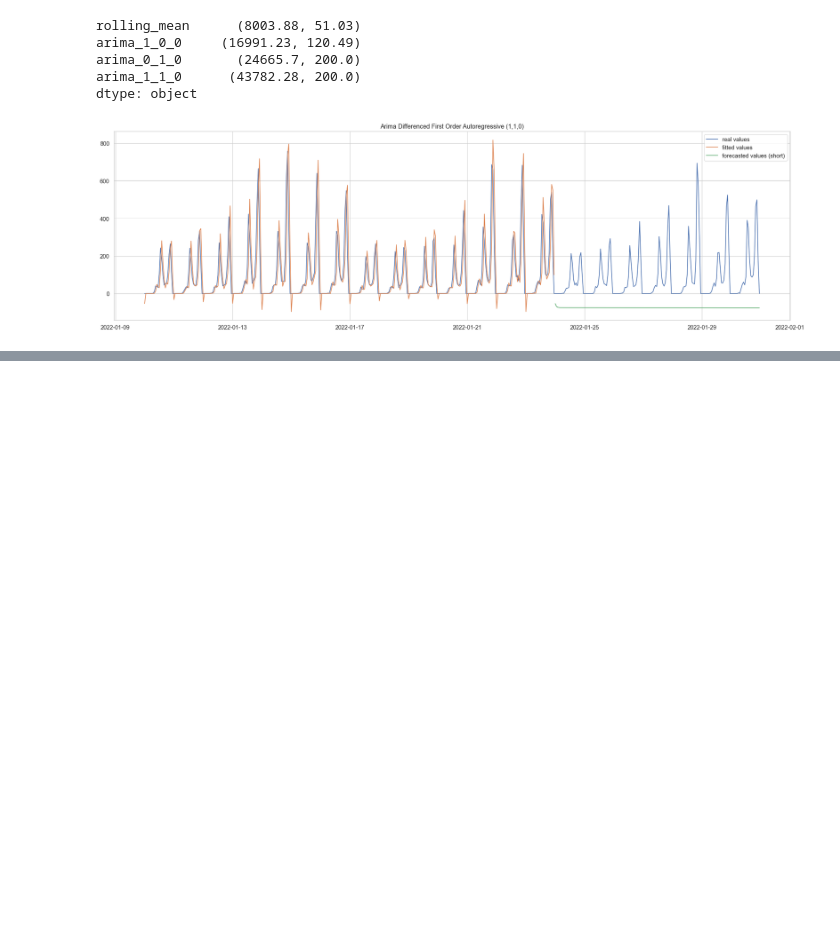
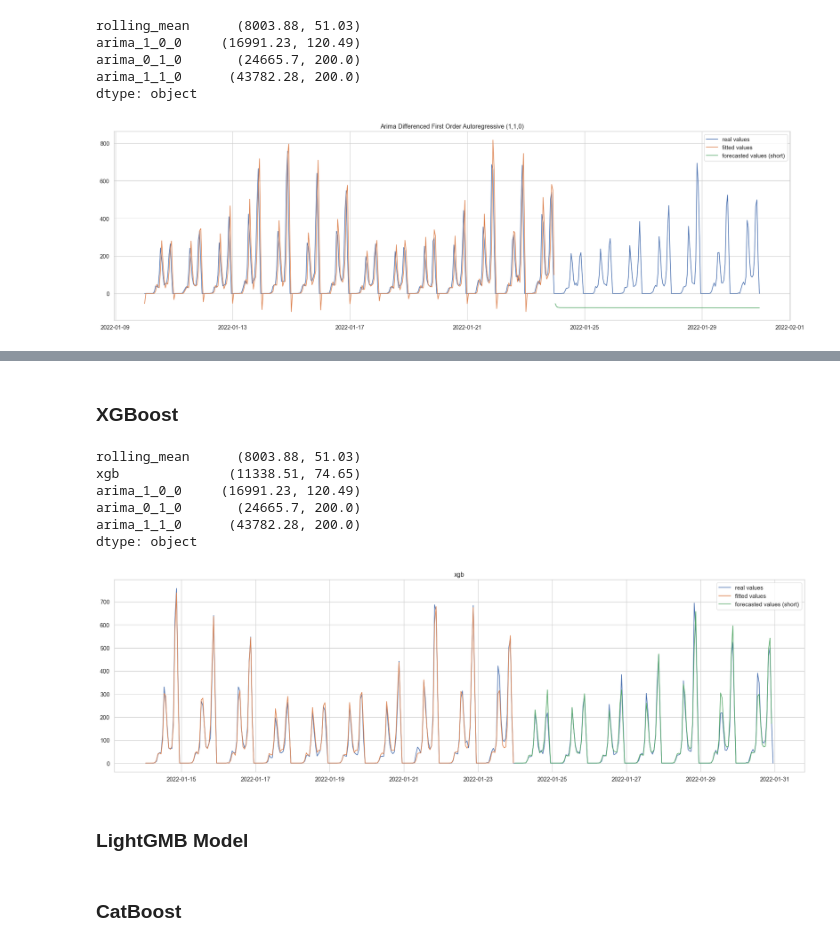
Before and after one commit to CatalinaOdizzio/BSE_T3_Time_Series_Forecast_HW, a Jupyter notebook: final_project_PhilippPissinisOdizzio.ipynb, the cells around one changed output, grey strips where cells are left out. Drawn from its saved outputs; the diff is of its cells as text; code cells hidden in the pictures; blank space fills up the shorter version.

```diff
--- a/final_project_PhilippPissinisOdizzio.ipynb
+++ b/final_project_PhilippPissinisOdizzio.ipynb
@@ -861,0 +836,14 @@ dtype: object
+# %%
+# Extended ARIMA:SARIMA
+sarima_df = ARIMA(order=(1, 1, 1), seasonal_order=(2, 1, 2, 24))
+
+_train = train_arima_rs[TARGET].copy()
+sarima_df = sarima_df.fit(_train)
+
+losses['sarima_1_1_1'] = plot_predictions(train_arima_rs, test_arima_rs,
+                                         sarima_df.predict(test_arima_rs.index), None,
+                                         sarima_df.predict(train_arima_rs.index), name= 'SARIMA (1,1,1)',
+                                         days_before= display_days_before)
+
+
+print(pd.Series(losses).sort_values())
@@ -861,0 +862,52 @@ dtype: object
+# %% [markdown]
+### XGBoost
+# %%
+f_names = ["month", "year", "quarter", "hour"]
+feature_matrix = pd.concat([train, test]).iloc[:-1]
+for lag in range(1, 6):
+    window = lag
+    feature_matrix[f"orders_daily_lag_{lag}"] = (
+        feature_matrix.groupby("hour")["orders"].shift(lag)
+    )
+    time_features = (
+        feature_matrix.groupby("hour")[f"orders_daily_lag_{lag}"]
+        .rolling(window=window, min_periods=1)
+        .agg(["mean", "std", "max", "min", "median"])
+        .reset_index(level=0, drop=True)
+    )
+    time_features.columns = [
+        f"orders_rolling_{window}_{col}_hour" for col in time_features.columns
+    ]
+    feature_matrix = feature_matrix.merge(
+        time_features, left_index=True, right_index=True
+    )
+    f_names.append(f"orders_daily_lag_{lag}")
+    f_names.extend(time_features.columns)
+
+_train_df = feature_matrix.loc[feature_matrix.index < cut_off_date].copy()
+_test_df = feature_matrix.loc[feature_matrix.index >= cut_off_date].copy()
+
+xgb = XGBRegressor(n_estimators=1000, max_depth=5, learning_rate=0.01, n_jobs=4)
+xgb = xgb.fit(_train_df[f_names], _train_df["orders"])
+
+preds = pd.Series(xgb.predict(_test_df[f_names]), index=_test_df.index)
+fitted = pd.Series(xgb.predict(_train_df[f_names]), index=_train_df.index)
+
+# Ensure that test_df and preds have the same length
+test_df = test.iloc[-len(preds):]
+
+losses["xgb"] = plot_predictions(
+    train, test_df, preds, None, fitted, "xgb", 10
+)
+
+print(pd.Series(losses).sort_values())
+# %% [output]
+rolling_mean      (8003.88, 51.03)
+xgb              (11338.51, 74.65)
+arima_1_0_0     (16991.23, 120.49)
+arima_0_1_0       (24665.7, 200.0)
+arima_1_1_0      (43782.28, 200.0)
+dtype: object
+[figure, added]
+# %% [markdown]
+### LightGMB Model
@@ -861,0 +988,2 @@ dtype: object
+# %% [markdown]
+### CatBoost
```
Also changed, not shown: parts of 26 cells of this notebook.
